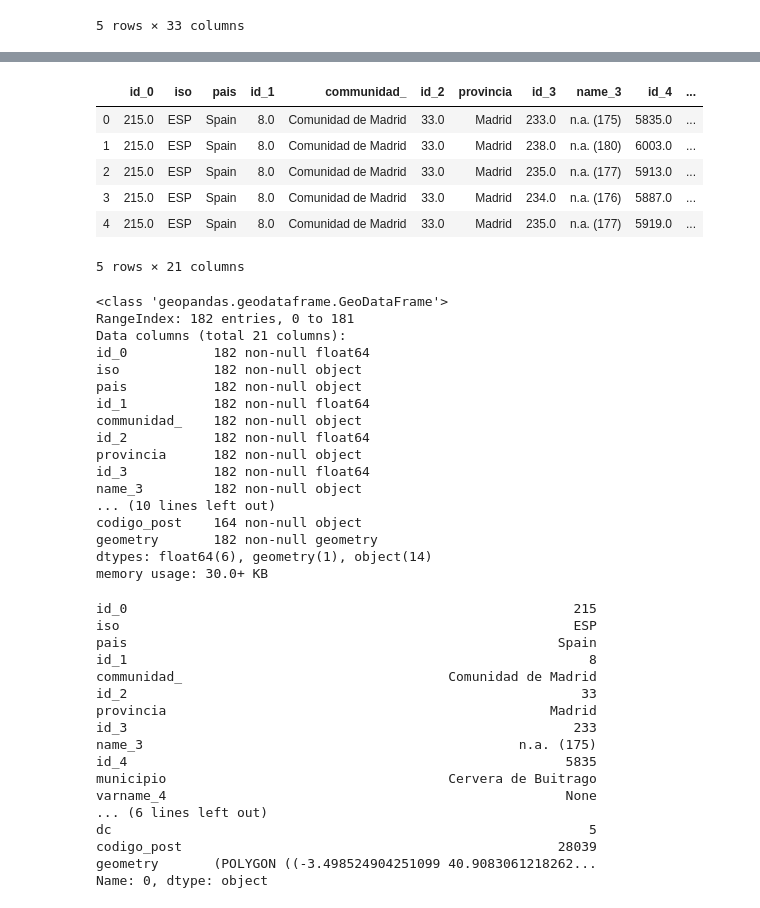
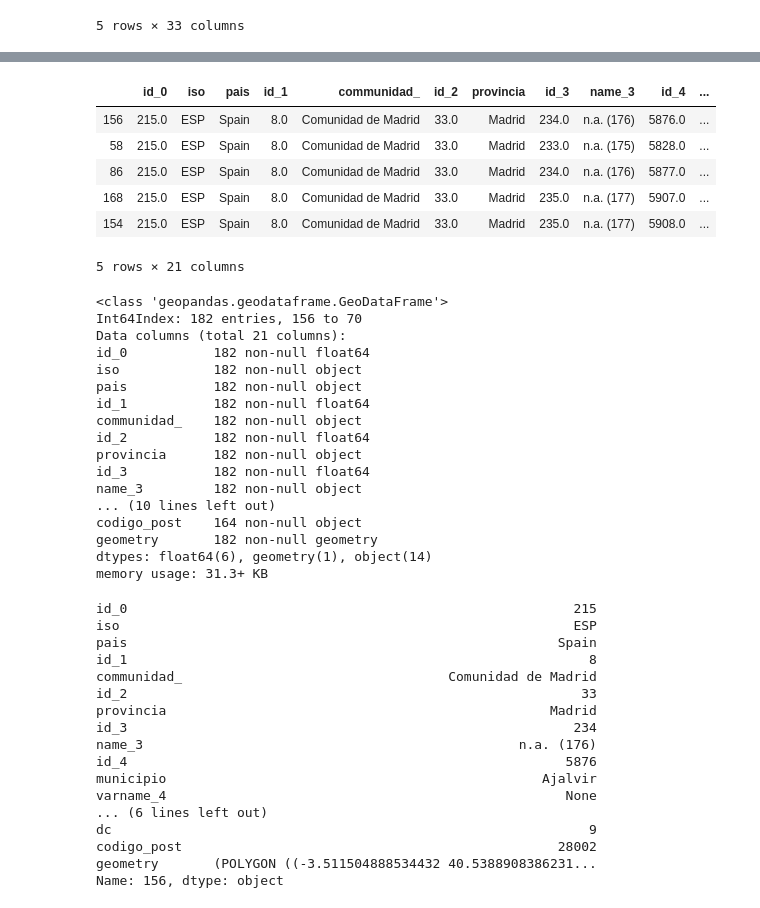
Before and after one commit to BernardoJoseLlamasVerna/Madrid_Elections_2021, a Jupyter notebook: MadridElections.ipynb, the cells around one changed output, grey strips where cells are left out. Cells and saved outputs as stored; diff of their text form; code cells hidden in the pictures.

Commit message:
solución errores dataframe 'data' tiene coords físicas

```diff
--- a/MadridElections.ipynb
+++ b/MadridElections.ipynb
@@ -47,20 +67,21 @@ import matplotlib.pyplot as plt
 # %%
 municipios = 'https://raw.githubusercontent.com/FMullor/TopoJson/master/MadridMunicipios.geojson'
 map_municipios = gpd.read_file(municipios)
+map_municipios = map_municipios.sort_values('municipio')
 map_municipios.head()
 # %% [output]
 |  | id_0 | iso | pais | id_1 | communidad_ | id_2 | provincia | id_3 | name_3 | id_4 | ... |
-| 0 | 215.0 | ESP | Spain | 8.0 | Comunidad de Madrid | 33.0 | Madrid | 233.0 | n.a. (175) | 5835.0 | ... |
-| 1 | 215.0 | ESP | Spain | 8.0 | Comunidad de Madrid | 33.0 | Madrid | 238.0 | n.a. (180) | 6003.0 | ... |
-| 2 | 215.0 | ESP | Spain | 8.0 | Comunidad de Madrid | 33.0 | Madrid | 235.0 | n.a. (177) | 5913.0 | ... |
-| 3 | 215.0 | ESP | Spain | 8.0 | Comunidad de Madrid | 33.0 | Madrid | 234.0 | n.a. (176) | 5887.0 | ... |
-| 4 | 215.0 | ESP | Spain | 8.0 | Comunidad de Madrid | 33.0 | Madrid | 235.0 | n.a. (177) | 5919.0 | ... |
+| 156 | 215.0 | ESP | Spain | 8.0 | Comunidad de Madrid | 33.0 | Madrid | 234.0 | n.a. (176) | 5876.0 | ... |
+| 58 | 215.0 | ESP | Spain | 8.0 | Comunidad de Madrid | 33.0 | Madrid | 233.0 | n.a. (175) | 5828.0 | ... |
+| 86 | 215.0 | ESP | Spain | 8.0 | Comunidad de Madrid | 33.0 | Madrid | 234.0 | n.a. (176) | 5877.0 | ... |
+| 168 | 215.0 | ESP | Spain | 8.0 | Comunidad de Madrid | 33.0 | Madrid | 235.0 | n.a. (177) | 5907.0 | ... |
+| 154 | 215.0 | ESP | Spain | 8.0 | Comunidad de Madrid | 33.0 | Madrid | 235.0 | n.a. (177) | 5908.0 | ... |
 5 rows × 21 columns
 # %%
 map_municipios.info()
 # %% [output]
 <class 'geopandas.geodataframe.GeoDataFrame'>
-RangeIndex: 182 entries, 0 to 181
+Int64Index: 182 entries, 156 to 70
 Data columns (total 21 columns):
 id_0           182 non-null float64
 iso            182 non-null object
@@ -75,7 +96,7 @@ name_3         182 non-null object
 codigo_post    164 non-null object
 geometry       182 non-null geometry
 dtypes: float64(6), geometry(1), object(14)
-memory usage: 30.0+ KB
+memory usage: 31.3+ KB
 # %%
 map_municipios.iloc[0]
 # %% [output]
@@ -86,13 +107,13 @@ id_1                                                           8
 communidad_                                  Comunidad de Madrid
 id_2                                                          33
 provincia                                                 Madrid
-id_3                                                         233
-name_3                                                n.a. (175)
-id_4                                                        5835
-municipio                                    Cervera de Buitrago
+id_3                                                         234
+name_3                                                n.a. (176)
+id_4                                                        5876
+municipio                                                Ajalvir
 varname_4                                                   None
 ... (6 lines left out)
-dc                                                             5
-codigo_post                                                28039
-geometry       (POLYGON ((-3.498524904251099 40.9083061218262...
-Name: 0, dtype: object
+dc                                                             9
+codigo_post                                                28002
+geometry       (POLYGON ((-3.511504888534432 40.5388908386231...
+Name: 156, dtype: object
```
Also changed, not shown: parts of 11 cells of this notebook.
